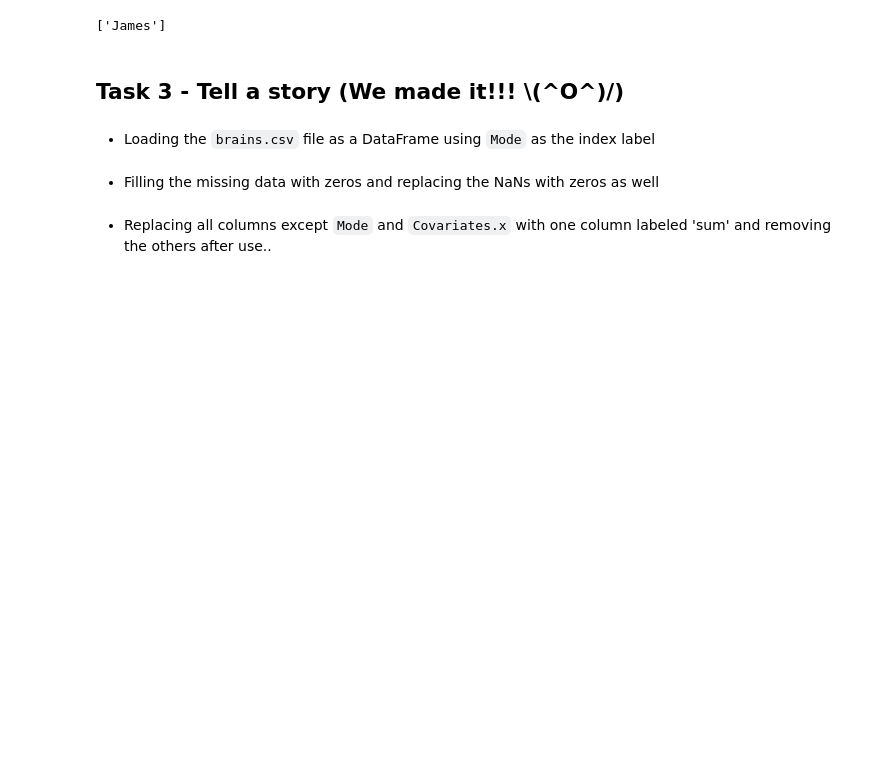
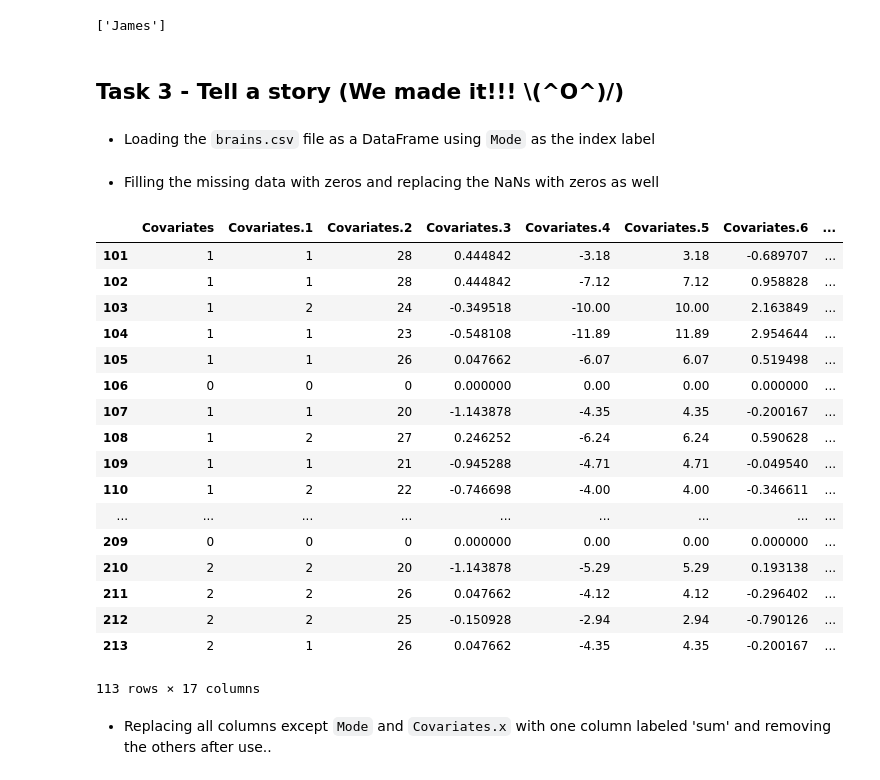
Before and after one commit to imanehaf/PLOW_Challenge, a Jupyter notebook: PLOW Challenge.ipynb, the cells around one changed output. Saved outputs shown, nothing was run; the diff lists cells and outputs as text; code cells hidden in the pictures; blank space fills up the shorter version.

```diff
--- a/PLOW Challenge.ipynb
+++ b/PLOW Challenge.ipynb
@@ -85,6 +85,26 @@ brains= pd.read_csv('data/brains.csv', index_col='Mode')
 + Filling the missing data with zeros and replacing the NaNs with zeros as well
 # %%
 brains=brains.reindex([range(101, 214)], fill_value=0).replace('NaN', 0)
+brains
+# %% [output]
+|  | Covariates | Covariates.1 | Covariates.2 | Covariates.3 | Covariates.4 | Covariates.5 | Covariates.6 | ... |
+| 101 | 1 | 1 | 28 | 0.444842 | -3.18 | 3.18 | -0.689707 | ... |
+| 102 | 1 | 1 | 28 | 0.444842 | -7.12 | 7.12 | 0.958828 | ... |
+| 103 | 1 | 2 | 24 | -0.349518 | -10.00 | 10.00 | 2.163849 | ... |
+| 104 | 1 | 1 | 23 | -0.548108 | -11.89 | 11.89 | 2.954644 | ... |
+| 105 | 1 | 1 | 26 | 0.047662 | -6.07 | 6.07 | 0.519498 | ... |
+| 106 | 0 | 0 | 0 | 0.000000 | 0.00 | 0.00 | 0.000000 | ... |
+| 107 | 1 | 1 | 20 | -1.143878 | -4.35 | 4.35 | -0.200167 | ... |
+| 108 | 1 | 2 | 27 | 0.246252 | -6.24 | 6.24 | 0.590628 | ... |
+| 109 | 1 | 1 | 21 | -0.945288 | -4.71 | 4.71 | -0.049540 | ... |
+| 110 | 1 | 2 | 22 | -0.746698 | -4.00 | 4.00 | -0.346611 | ... |
+| ... | ... | ... | ... | ... | ... | ... | ... | ... |
+| 209 | 0 | 0 | 0 | 0.000000 | 0.00 | 0.00 | 0.000000 | ... |
+| 210 | 2 | 2 | 20 | -1.143878 | -5.29 | 5.29 | 0.193138 | ... |
+| 211 | 2 | 2 | 26 | 0.047662 | -4.12 | 4.12 | -0.296402 | ... |
+| 212 | 2 | 2 | 25 | -0.150928 | -2.94 | 2.94 | -0.790126 | ... |
+| 213 | 2 | 1 | 26 | 0.047662 | -4.35 | 4.35 | -0.200167 | ... |
+113 rows × 17 columns
 # %% [markdown]
 + Replacing all columns except `Mode` and `Covariates.x` with one column labeled 'sum' and removing the others after use..
 # %%
```
Also changed, not shown: parts of 1 cell of this notebook.
